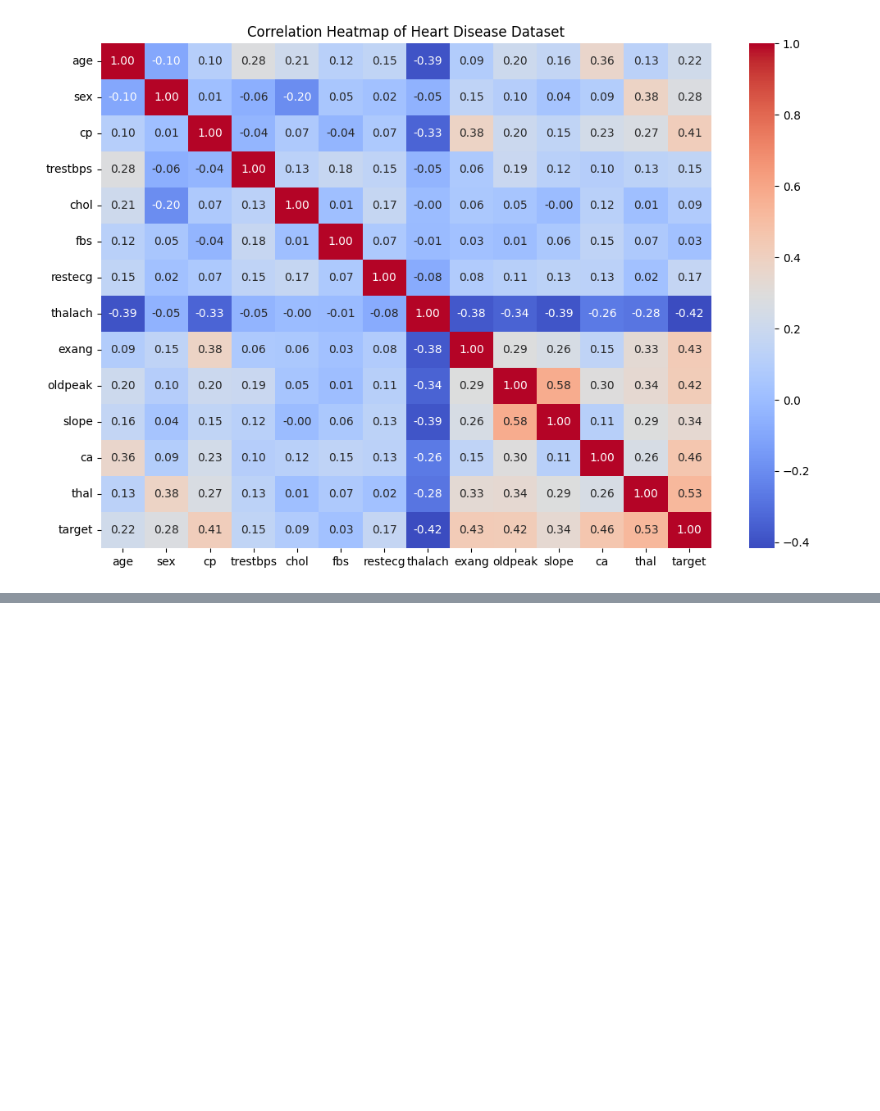
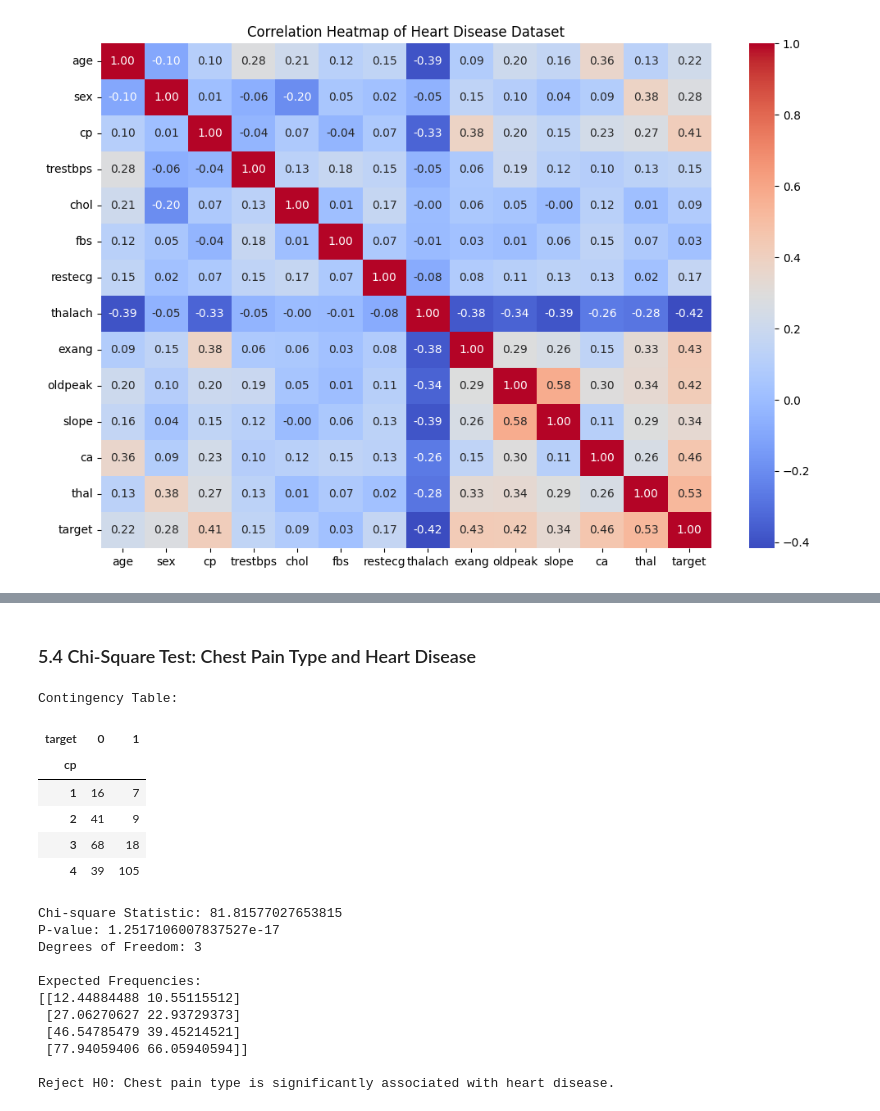
Before and after one commit to Soumedha-28/Heart-Disease-Prediction, a Jupyter notebook: Heart_disease_prediction.ipynb, the cells around one changed output, grey strips where cells are left out. Saved outputs shown, nothing was run; the diff lists cells and outputs as text; code cells hidden in the pictures; blank space fills up the shorter version.

```diff
--- a/Heart_disease_prediction.ipynb
+++ b/Heart_disease_prediction.ipynb
@@ -181,0 +343,45 @@ plt.show()
+# %% [markdown]
+### 5.4 Chi-Square Test: Chest Pain Type and Heart Disease
+# %%
+from scipy.stats import chi2_contingency
+
+# Create a contingency table
+cp_table = pd.crosstab(df["cp"], df["target"])
+
+print("Contingency Table:")
+display(cp_table)
+
+# Perform Chi-square test
+chi2, p_value, dof, expected = chi2_contingency(cp_table)
+
+print("Chi-square Statistic:", chi2)
+print("P-value:", p_value)
+print("Degrees of Freedom:", dof)
+
+print("\nExpected Frequencies:")
+print(expected)
+
+# Decision
+if p_value < 0.05:
+    print("\nReject H0: Chest pain type is significantly associated with heart disease.")
+else:
+    print("\nFail to reject H0: There is insufficient evidence of an association.")
+# %% [output]
+Contingency Table:
+| target | 0 | 1 |
+| cp |  |  |
+| 1 | 16 | 7 |
+| 2 | 41 | 9 |
+| 3 | 68 | 18 |
+| 4 | 39 | 105 |
+Chi-square Statistic: 81.81577027653815
+P-value: 1.2517106007837527e-17
+Degrees of Freedom: 3
+
+Expected Frequencies:
+[[12.44884488 10.55115512]
+ [27.06270627 22.93729373]
+ [46.54785479 39.45214521]
+ [77.94059406 66.05940594]]
+
+Reject H0: Chest pain type is significantly associated with heart disease.
```
Also changed, not shown: parts of 23 cells of this notebook.
